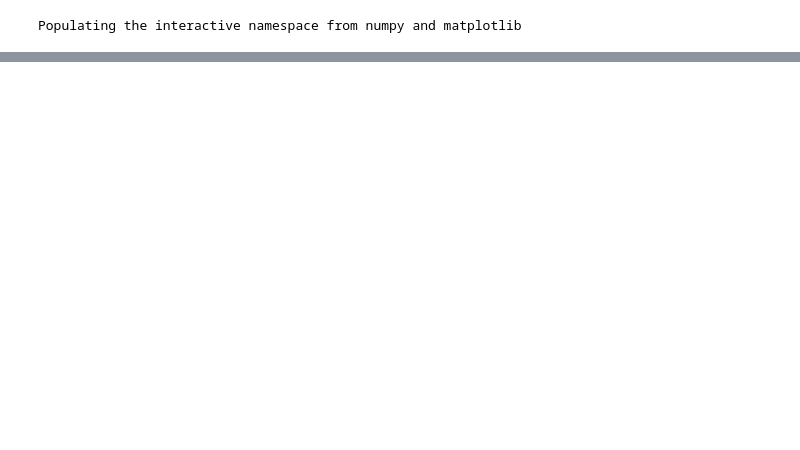
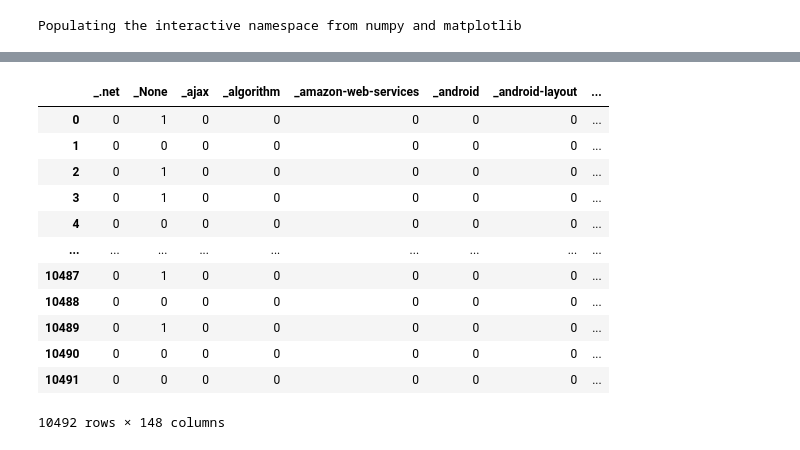
Before and after one commit to anbaut/Categorisez-automatiquement-des-questions, a Jupyter notebook: P5_notebook_test.ipynb, the cells around one changed output, grey strips where cells are left out. Cells and saved outputs as stored; diff of their text form; code cells hidden in the pictures; blank space fills up the shorter version.

```diff
--- a/P5_notebook_test.ipynb
+++ b/P5_notebook_test.ipynb
@@ -155,0 +170,16 @@ pipe_lr.predict_proba([pred1])
+# %%
+one_hot3
+# %% [output]
+|  | _.net | _None | _ajax | _algorithm | _amazon-web-services | _android | _android-layout | ... |
+| 0 | 0 | 1 | 0 | 0 | 0 | 0 | 0 | ... |
+| 1 | 0 | 0 | 0 | 0 | 0 | 0 | 0 | ... |
+| 2 | 0 | 1 | 0 | 0 | 0 | 0 | 0 | ... |
+| 3 | 0 | 1 | 0 | 0 | 0 | 0 | 0 | ... |
+| 4 | 0 | 0 | 0 | 0 | 0 | 0 | 0 | ... |
+| ... | ... | ... | ... | ... | ... | ... | ... | ... |
+| 10487 | 0 | 1 | 0 | 0 | 0 | 0 | 0 | ... |
+| 10488 | 0 | 0 | 0 | 0 | 0 | 0 | 0 | ... |
+| 10489 | 0 | 1 | 0 | 0 | 0 | 0 | 0 | ... |
+| 10490 | 0 | 0 | 0 | 0 | 0 | 0 | 0 | ... |
+| 10491 | 0 | 0 | 0 | 0 | 0 | 0 | 0 | ... |
+10492 rows × 148 columns
```
Also changed, not shown: parts of 37 cells of this notebook.
